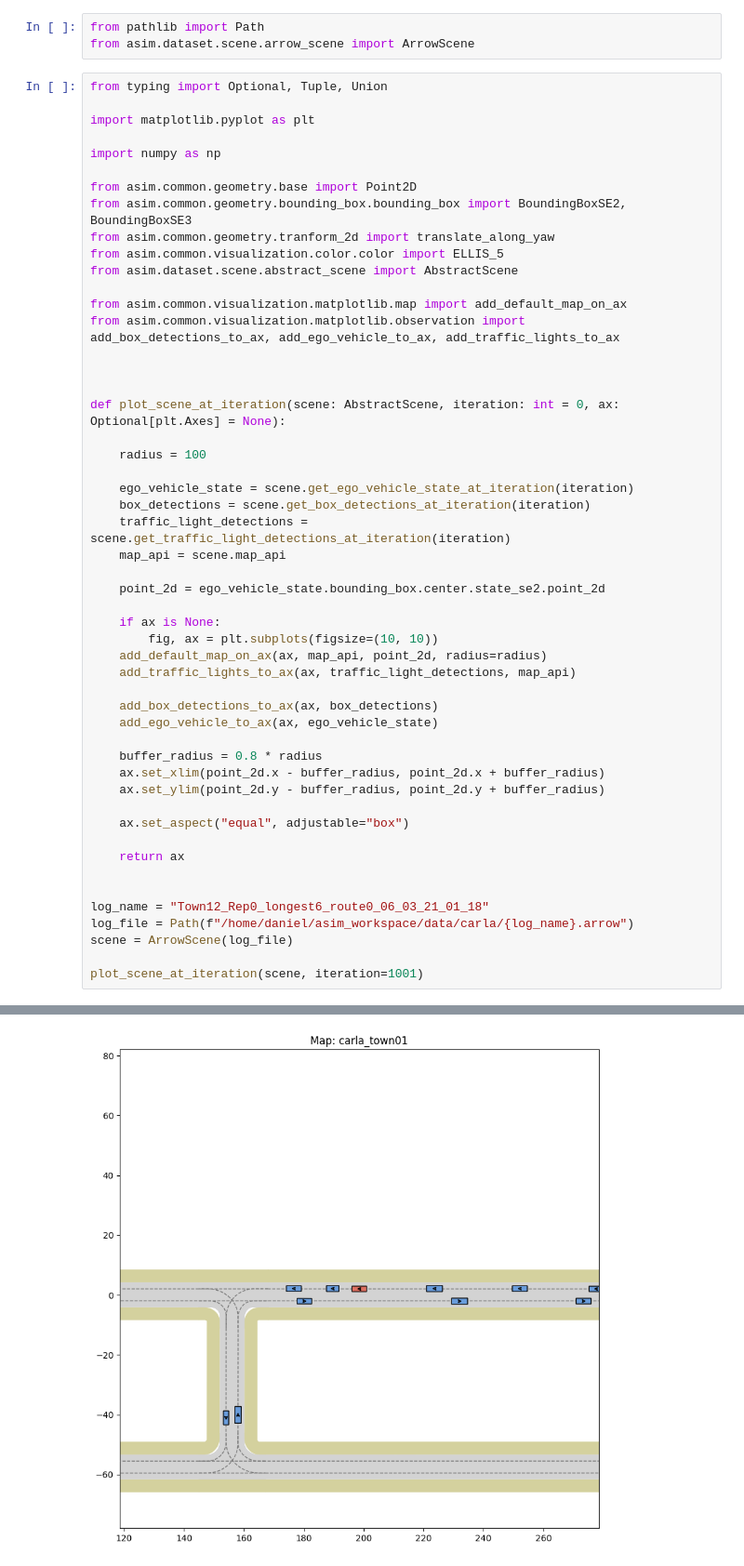
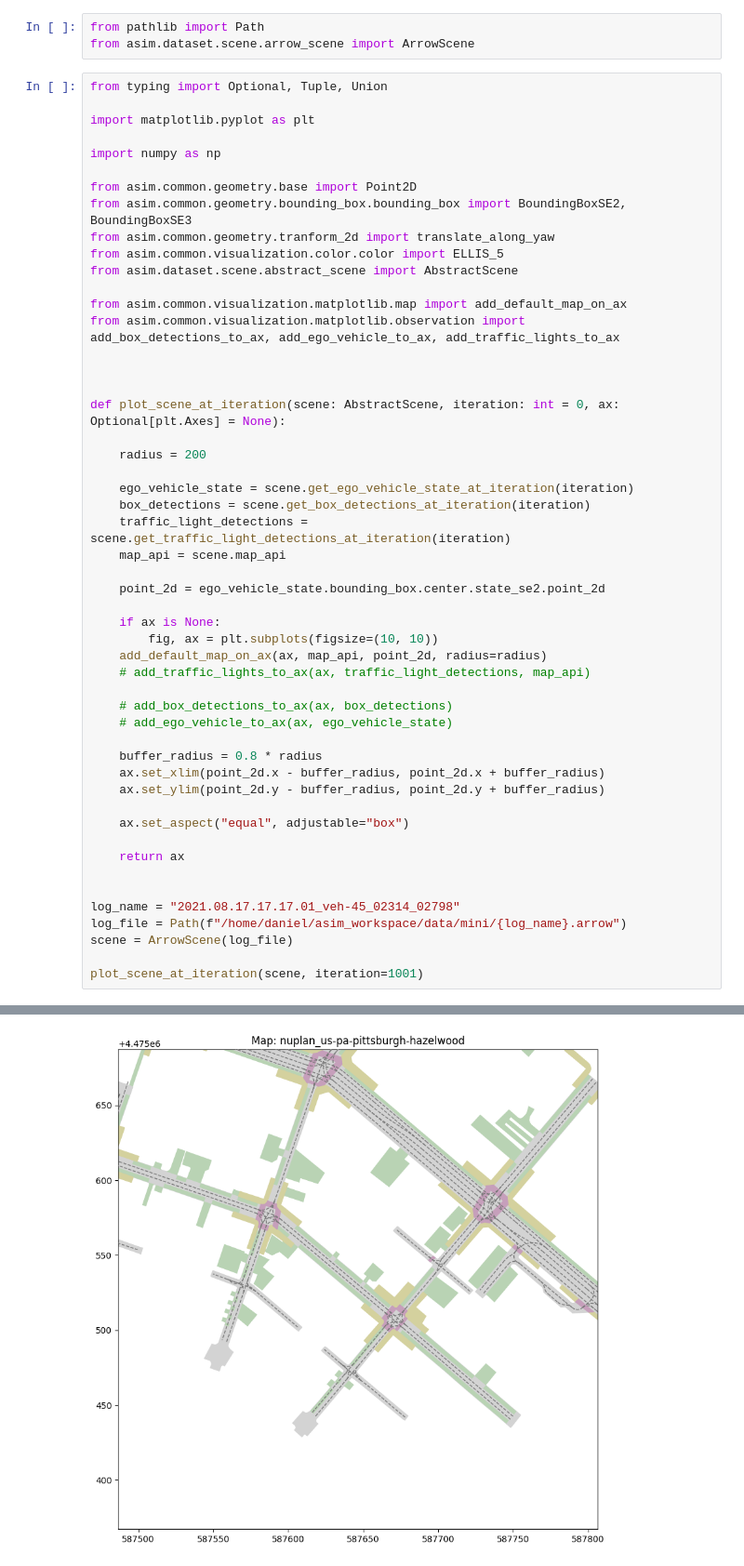
Before and after one commit to autonomousvision/py123d, a Jupyter notebook: notebooks/scene_testing_carla.ipynb, the cells around one changed output, grey strips where cells are left out. Shown at 93% size. Drawn from its saved outputs; the diff is of its cells as text.

```diff
--- a/notebooks/scene_testing_carla.ipynb
+++ b/notebooks/scene_testing_carla.ipynb
@@ -21,7 +21,7 @@ from asim.common.visualization.matplotlib.observation import add_box_detections_
 
 def plot_scene_at_iteration(scene: AbstractScene, iteration: int = 0, ax: Optional[plt.Axes] = None):
 
-    radius = 100
+    radius = 200
 
     ego_vehicle_state = scene.get_ego_vehicle_state_at_iteration(iteration)
     box_detections = scene.get_box_detections_at_iteration(iteration)
@@ -33,10 +33,10 @@ def plot_scene_at_iteration(scene: AbstractScene, iteration: int = 0, ax: Option
     if ax is None:
         fig, ax = plt.subplots(figsize=(10, 10))
     add_default_map_on_ax(ax, map_api, point_2d, radius=radius)
-    add_traffic_lights_to_ax(ax, traffic_light_detections, map_api)
+    # add_traffic_lights_to_ax(ax, traffic_light_detections, map_api)
 
-    add_box_detections_to_ax(ax, box_detections)
-    add_ego_vehicle_to_ax(ax, ego_vehicle_state)
+    # add_box_detections_to_ax(ax, box_detections)
+    # add_ego_vehicle_to_ax(ax, ego_vehicle_state)
 
     buffer_radius = 0.8 * radius
     ax.set_xlim(point_2d.x - buffer_radius, point_2d.x + buffer_radius)
@@ -47,8 +47,8 @@ def plot_scene_at_iteration(scene: AbstractScene, iteration: int = 0, ax: Option
     return ax
 
 
-log_name = "Town12_Rep0_longest6_route0_06_03_21_01_18"
-log_file = Path(f"/home/daniel/asim_workspace/data/carla/{log_name}.arrow")
+log_name = "2021.08.17.17.17.01_veh-45_02314_02798"
+log_file = Path(f"/home/daniel/asim_workspace/data/mini/{log_name}.arrow")
 scene = ArrowScene(log_file)
 
 plot_scene_at_iteration(scene, iteration=1001)
@@ -57,4 +57,4 @@ plot_scene_at_iteration(scene, iteration=1001)
-[figure, old version]
+[figure, new version]
 # %%
 import io
 
```
Also changed, not shown: parts of 3 cells of this notebook, 12 other files.
